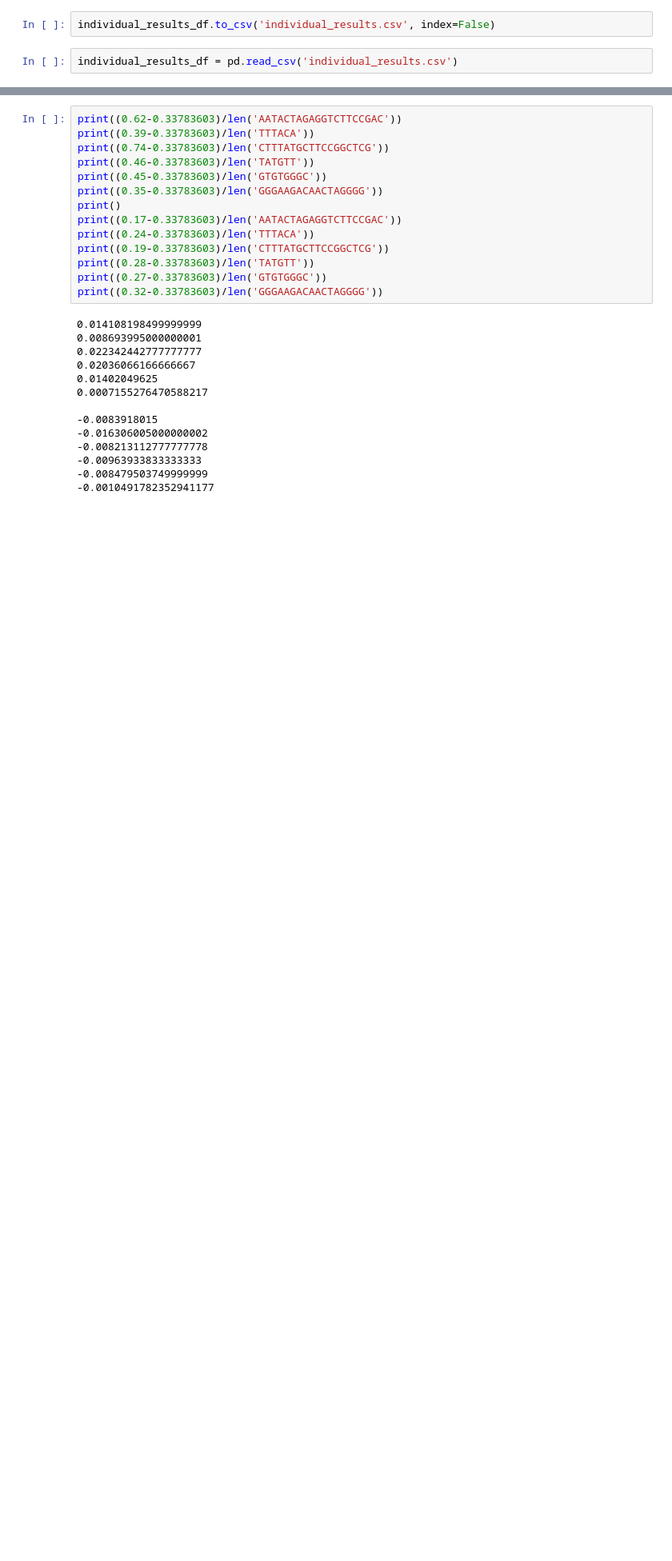
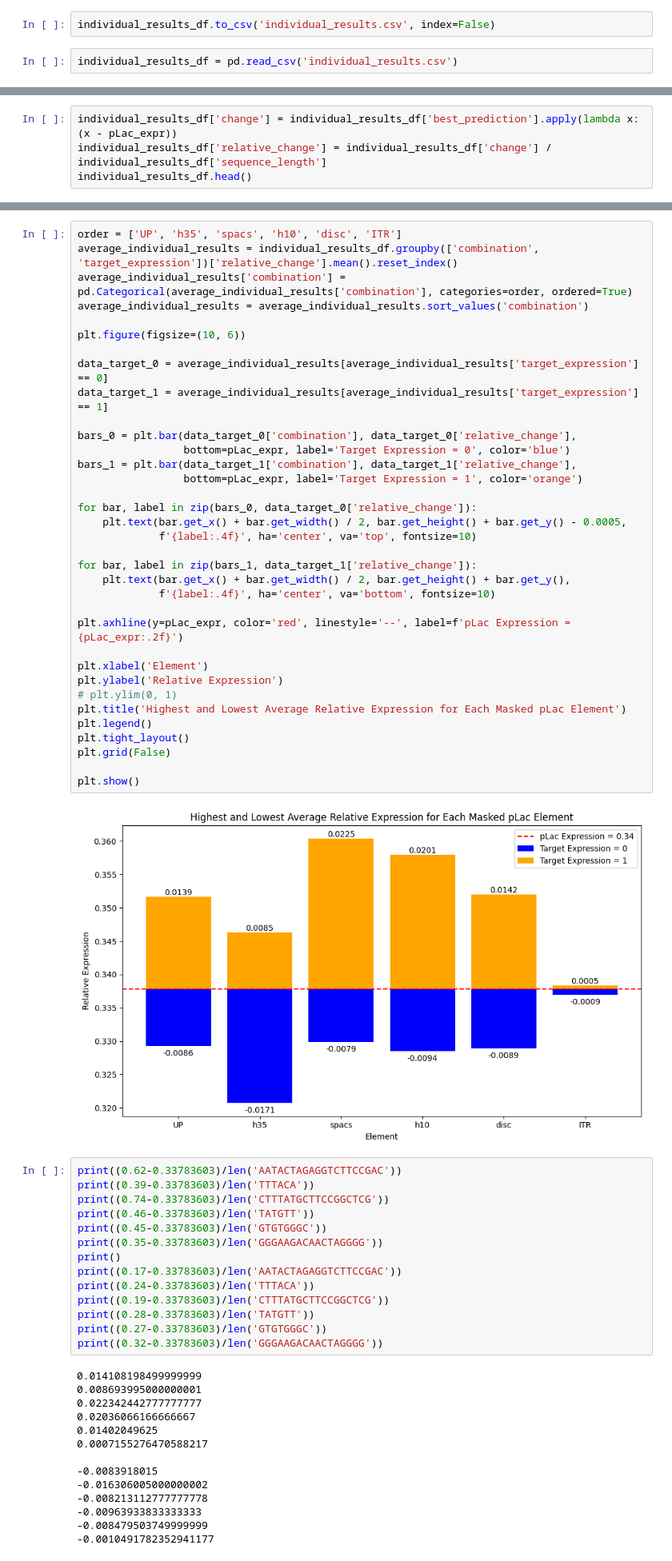
Before and after one commit to Rhys-sg/promoter-sequence-transcription-rates, a Jupyter notebook: v2/Testing GA/GA_params/5_GA_analysis.ipynb, the cells around one changed output, grey strips where cells are left out. Shown at 80% size. Drawn from its saved outputs; the diff is of its cells as text; blank space fills up the shorter version.

```diff
--- a/v2/Testing GA/GA_params/5_GA_analysis.ipynb
+++ b/v2/Testing GA/GA_params/5_GA_analysis.ipynb
@@ -156,0 +174,4 @@ plt.show()
+# %%
+individual_results_df['change'] = individual_results_df['best_prediction'].apply(lambda x: (x - pLac_expr))
+individual_results_df['relative_change'] = individual_results_df['change'] / individual_results_df['sequence_length']
+individual_results_df.head()
@@ -157,3 +185,40 @@ plt.show()
+# %%
+order = ['UP', 'h35', 'spacs', 'h10', 'disc', 'ITR']
+average_individual_results = individual_results_df.groupby(['combination', 'target_expression'])['relative_change'].mean().reset_index()
+average_individual_results['combination'] = pd.Categorical(average_individual_results['combination'], categories=order, ordered=True)
+average_individual_results = average_individual_results.sort_values('combination')
+
+plt.figure(figsize=(10, 6))
+
+data_target_0 = average_individual_results[average_individual_results['target_expression'] == 0]
+data_target_1 = average_individual_results[average_individual_results['target_expression'] == 1]
+
+bars_0 = plt.bar(data_target_0['combination'], data_target_0['relative_change'],
+                 bottom=pLac_expr, label='Target Expression = 0', color='blue')
+bars_1 = plt.bar(data_target_1['combination'], data_target_1['relative_change'],
+                 bottom=pLac_expr, label='Target Expression = 1', color='orange')
+
+for bar, label in zip(bars_0, data_target_0['relative_change']):
+    plt.text(bar.get_x() + bar.get_width() / 2, bar.get_height() + bar.get_y() - 0.0005,
+             f'{label:.4f}', ha='center', va='top', fontsize=10)
+
+for bar, label in zip(bars_1, data_target_1['relative_change']):
+    plt.text(bar.get_x() + bar.get_width() / 2, bar.get_height() + bar.get_y(),
+             f'{label:.4f}', ha='center', va='bottom', fontsize=10)
+
+plt.axhline(y=pLac_expr, color='red', linestyle='--', label=f'pLac Expression = {pLac_expr:.2f}')
+
+plt.xlabel('Element')
+plt.ylabel('Relative Expression')
+# plt.ylim(0, 1)
+plt.title('Highest and Lowest Average Relative Expression for Each Masked pLac Element')
+plt.legend()
+plt.tight_layout()
+plt.grid(False)
+
+plt.show()
+# %% [output]
+[figure, added]
 # %%
 print((0.62-0.33783603)/len('AATACTAGAGGTCTTCCGAC'))
 print((0.39-0.33783603)/len('TTTACA'))
```
Also changed, not shown: parts of 4 cells of this notebook, 25 other files.
